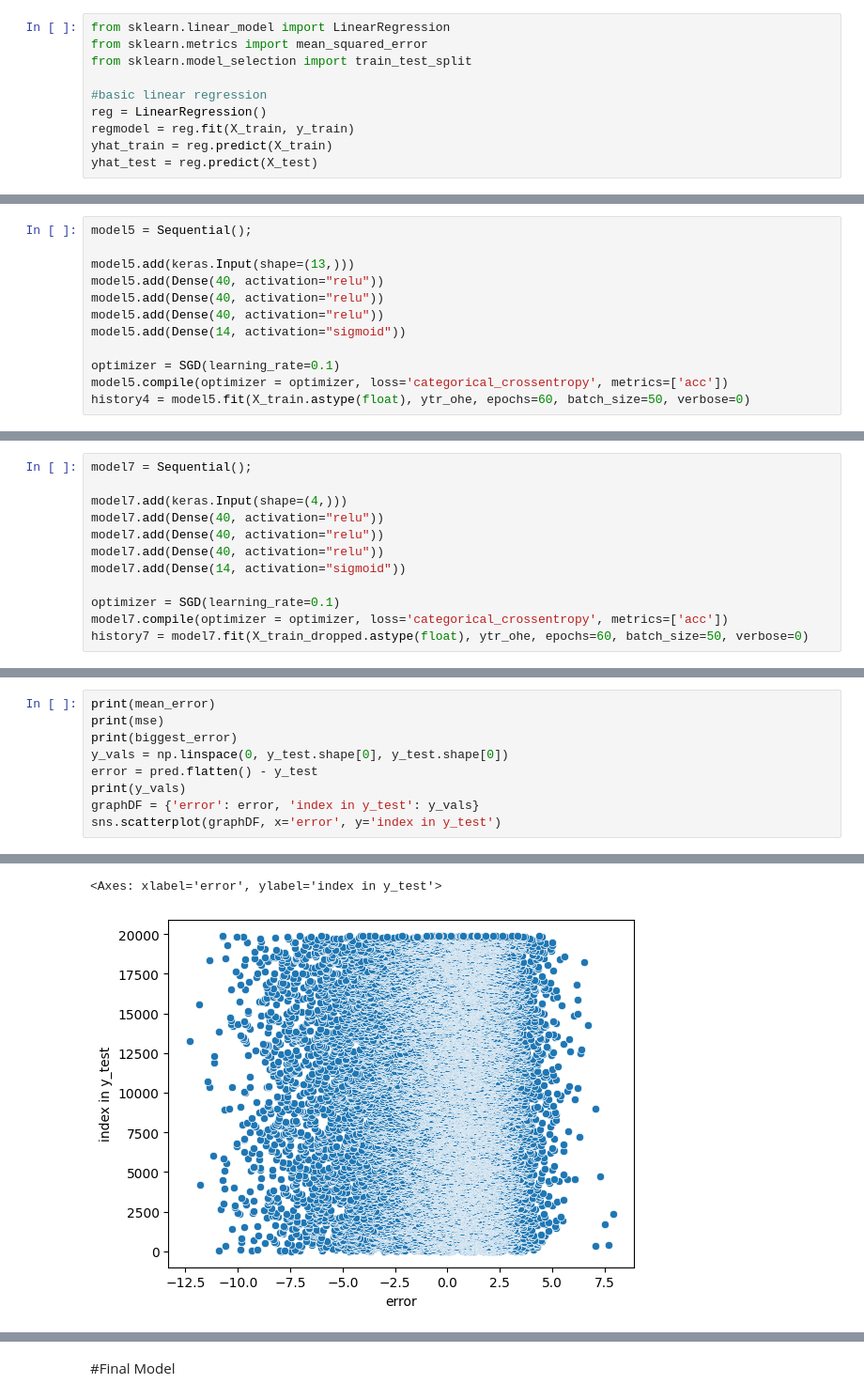
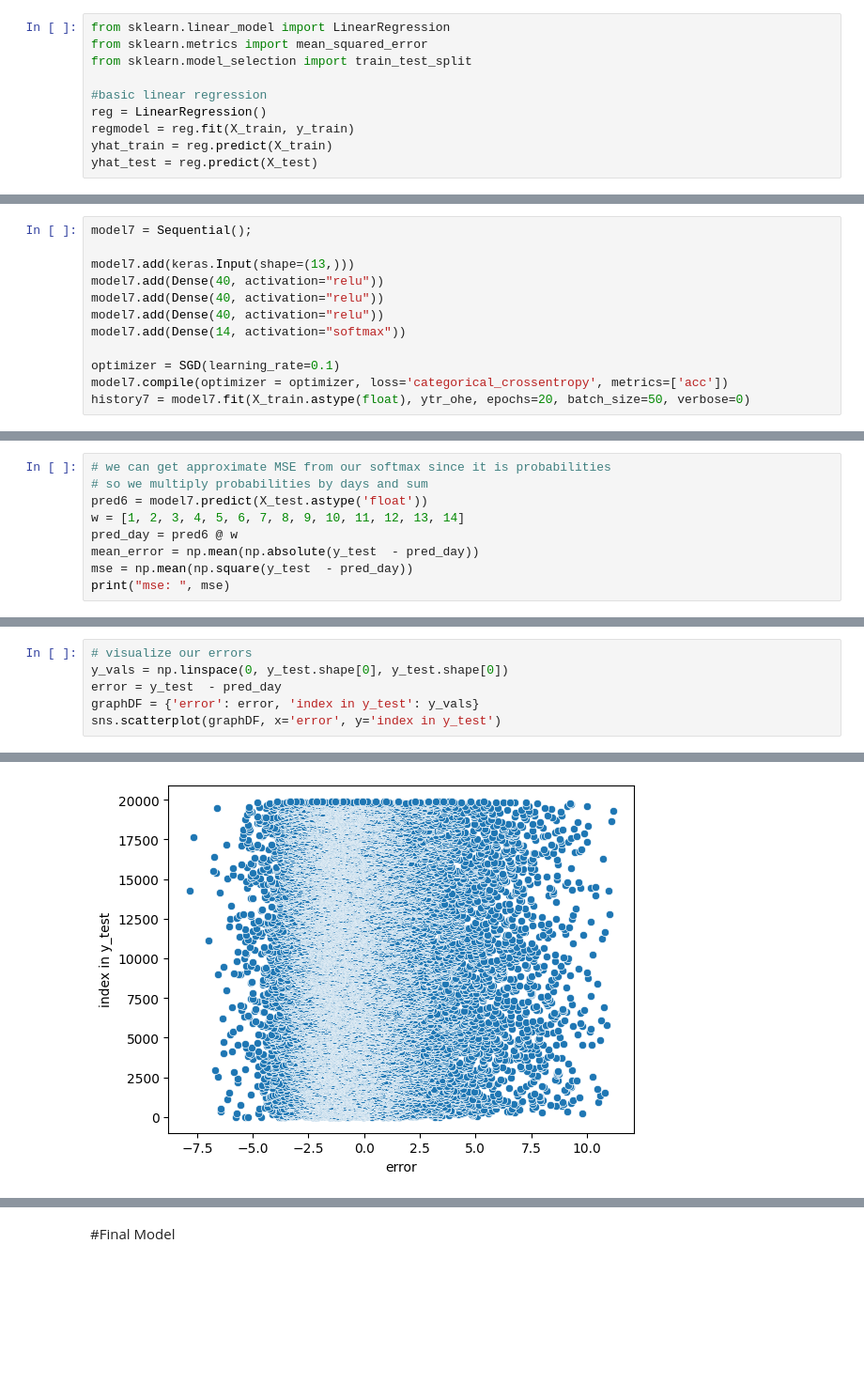
Before and after one commit to Li-Kane/CSE151A_project, a Jupyter notebook: CSE151A_Project.ipynb, the cells around one changed output, grey strips where cells are left out. Shown at 94% size. Drawn from its saved outputs; the diff is of its cells as text; blank space fills up the shorter version.

```diff
--- a/CSE151A_Project.ipynb
+++ b/CSE151A_Project.ipynb
@@ -561,12 +463,12 @@ history3 = model3.fit(X_train.astype(float), ytr_ohe, epochs=60, batch_size=50,
 # %%
-model5 = Sequential();
+model7 = Sequential();
 
-model5.add(keras.Input(shape=(13,)))
-model5.add(Dense(40, activation="relu"))
-model5.add(Dense(40, activation="relu"))
-model5.add(Dense(40, activation="relu"))
-model5.add(Dense(14, activation="sigmoid"))
+model7.add(keras.Input(shape=(13,)))
+model7.add(Dense(40, activation="relu"))
+model7.add(Dense(40, activation="relu"))
+model7.add(Dense(40, activation="relu"))
+model7.add(Dense(14, activation="softmax"))
 
 optimizer = SGD(learning_rate=0.1)
-model5.compile(optimizer = optimizer, loss='categorical_crossentropy', metrics=['acc'])
-history4 = model5.fit(X_train.astype(float), ytr_ohe, epochs=60, batch_size=50, verbose=0)
+model7.compile(optimizer = optimizer, loss='categorical_crossentropy', metrics=['acc'])
+history7 = model7.fit(X_train.astype(float), ytr_ohe, epochs=20, batch_size=50, verbose=0)
@@ -610,12 +474,0 @@ history6 = model6.fit(X_train_dropped.astype('float'), y_train.astype('float'),
-# %%
-model7 = Sequential();
-
-model7.add(keras.Input(shape=(4,)))
-model7.add(Dense(40, activation="relu"))
-model7.add(Dense(40, activation="relu"))
-model7.add(Dense(40, activation="relu"))
-model7.add(Dense(14, activation="sigmoid"))
-
-optimizer = SGD(learning_rate=0.1)
-model7.compile(optimizer = optimizer, loss='categorical_crossentropy', metrics=['acc'])
-history7 = model7.fit(X_train_dropped.astype(float), ytr_ohe, epochs=60, batch_size=50, verbose=0)
@@ -631,0 +475,9 @@ biggest_error = np.max(np.absolute(pred6.flatten() - y_test))
+# %%
+# we can get approximate MSE from our softmax since it is probabilities
+# so we multiply probabilities by days and sum
+pred6 = model7.predict(X_test.astype('float'))
+w = [1, 2, 3, 4, 5, 6, 7, 8, 9, 10, 11, 12, 13, 14]
+pred_day = pred6 @ w
+mean_error = np.mean(np.absolute(y_test  - pred_day))
+mse = np.mean(np.square(y_test  - pred_day))
+print("mse: ", mse)
@@ -632,10 +487,7 @@ biggest_error = np.max(np.absolute(pred6.flatten() - y_test))
 # %%
-print(mean_error)
-print(mse)
-print(biggest_error)
+# visualize our errors
 y_vals = np.linspace(0, y_test.shape[0], y_test.shape[0])
-error = pred.flatten() - y_test
-print(y_vals)
+error = y_test  - pred_day
 graphDF = {'error': error, 'index in y_test': y_vals}
 sns.scatterplot(graphDF, x='error', y='index in y_test')
 # %% [output]
@@ -647,2 +495 @@ sns.scatterplot(graphDF, x='error', y='index in y_test')
-<Axes: xlabel='error', ylabel='index in y_test'>
-[figure, old version]
+[figure, new version]
```
Also changed, not shown: parts of 64 cells of this notebook.
